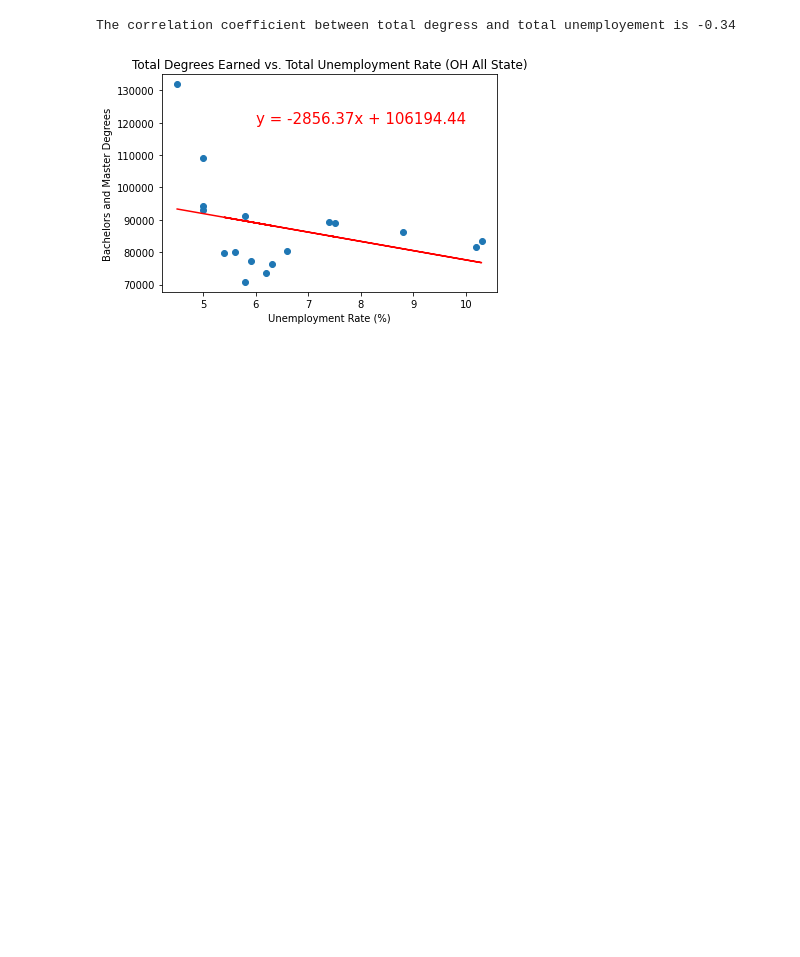
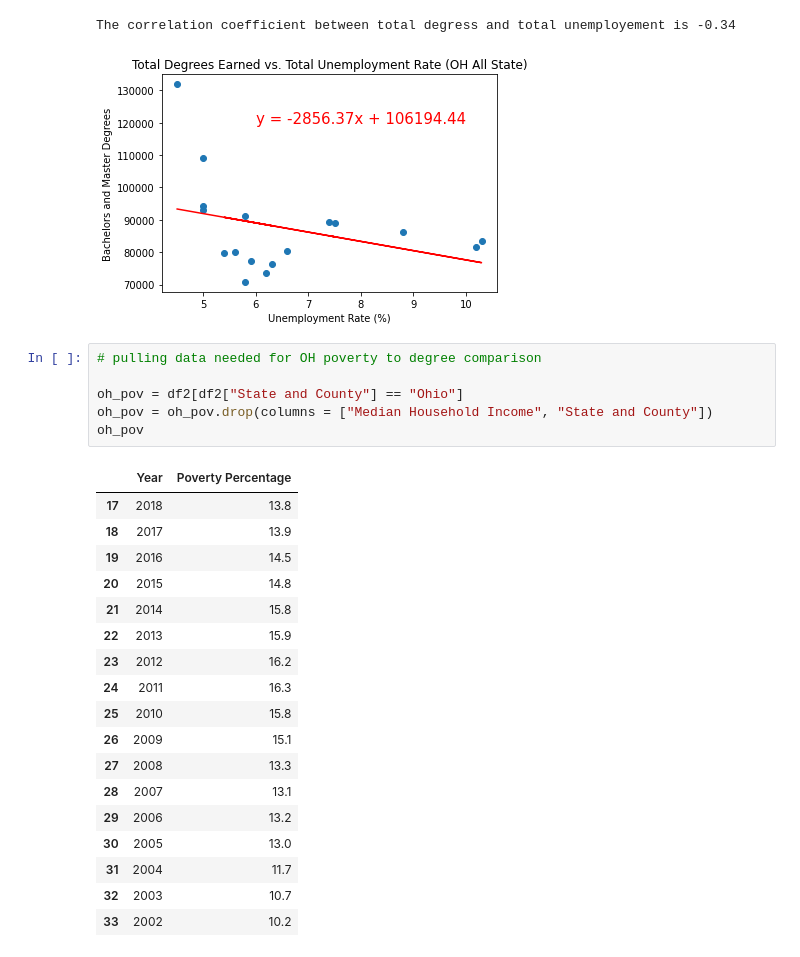
Before and after one commit to AntwonS116/Project-Ohio-College-Analysis, a Jupyter notebook: data.ipynb, the cells around one changed output. Drawn from its saved outputs; the diff is of its cells as text; blank space fills up the shorter version.

```diff
--- a/data.ipynb
+++ b/data.ipynb
@@ -457,3 +468,28 @@ plt.show()
 # %% [output]
 The correlation coefficient between total degress and total unemployement is -0.34
 [figure]
+# %%
+# pulling data needed for OH poverty to degree comparison
+
+oh_pov = df2[df2["State and County"] == "Ohio"]
+oh_pov = oh_pov.drop(columns = ["Median Household Income", "State and County"])
+oh_pov
+# %% [output]
+|  | Year | Poverty Percentage |
+| 17 | 2018 | 13.8 |
+| 18 | 2017 | 13.9 |
+| 19 | 2016 | 14.5 |
+| 20 | 2015 | 14.8 |
+| 21 | 2014 | 15.8 |
+| 22 | 2013 | 15.9 |
+| 23 | 2012 | 16.2 |
+| 24 | 2011 | 16.3 |
+| 25 | 2010 | 15.8 |
+| 26 | 2009 | 15.1 |
+| 27 | 2008 | 13.3 |
+| 28 | 2007 | 13.1 |
+| 29 | 2006 | 13.2 |
+| 30 | 2005 | 13.0 |
+| 31 | 2004 | 11.7 |
+| 32 | 2003 | 10.7 |
+| 33 | 2002 | 10.2 |
```
Also changed, not shown: parts of 2 cells of this notebook, 1 other file.
